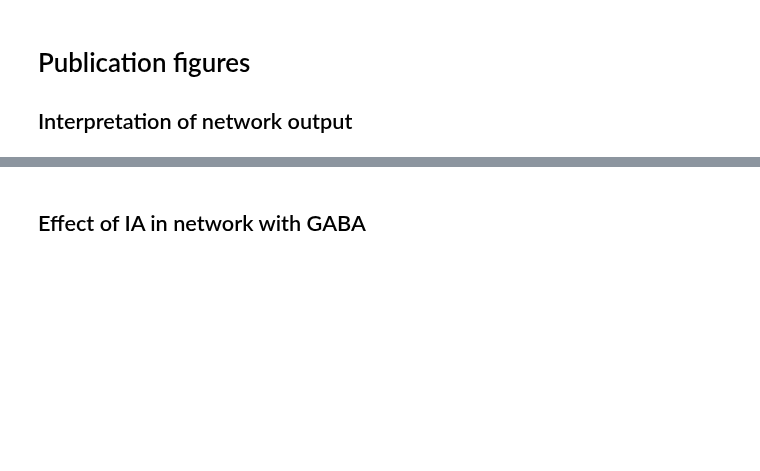
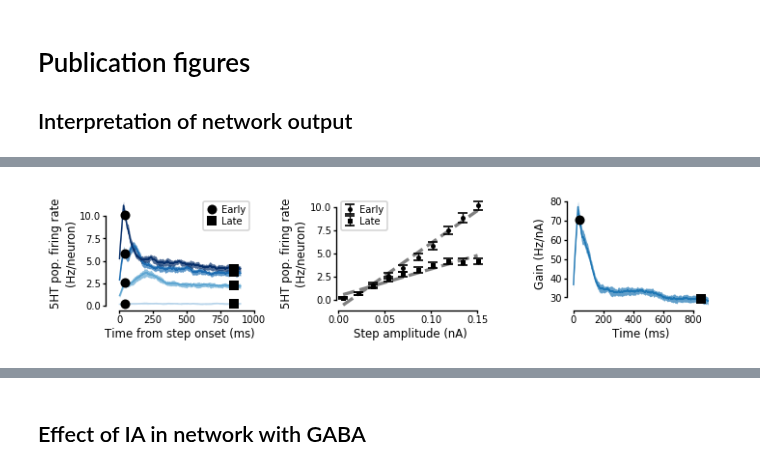
Before and after one commit to nauralcodinglab/raphegif, a Jupyter notebook: figs/scripts/writeup/gain_illustration.ipynb, the cells around one changed output, grey strips where cells are left out. Drawn from its saved outputs; the diff is of its cells as text; code cells hidden in the pictures; blank space fills up the shorter version.

```diff
--- a/figs/scripts/writeup/gain_illustration.ipynb
+++ b/figs/scripts/writeup/gain_illustration.ipynb
@@ -434,0 +472,14 @@ IOError: [Errno 13] Permission denied: 'figs/ims/writeup/GIF_network/control_gai
+# %%
+psth_to_gain_illustration(
+    psth_df,
+    'DRN',
+    'base',
+    'subsample_base',
+    'Principal PSTH',
+    plt.get_cmap('Blues'),
+    colors['ser'],
+    '5HT',
+    'ser_base_gain_illustration.png'
+)
+# %% [output]
+[figure, added]
```
Also changed, not shown: parts of 17 cells of this notebook.
